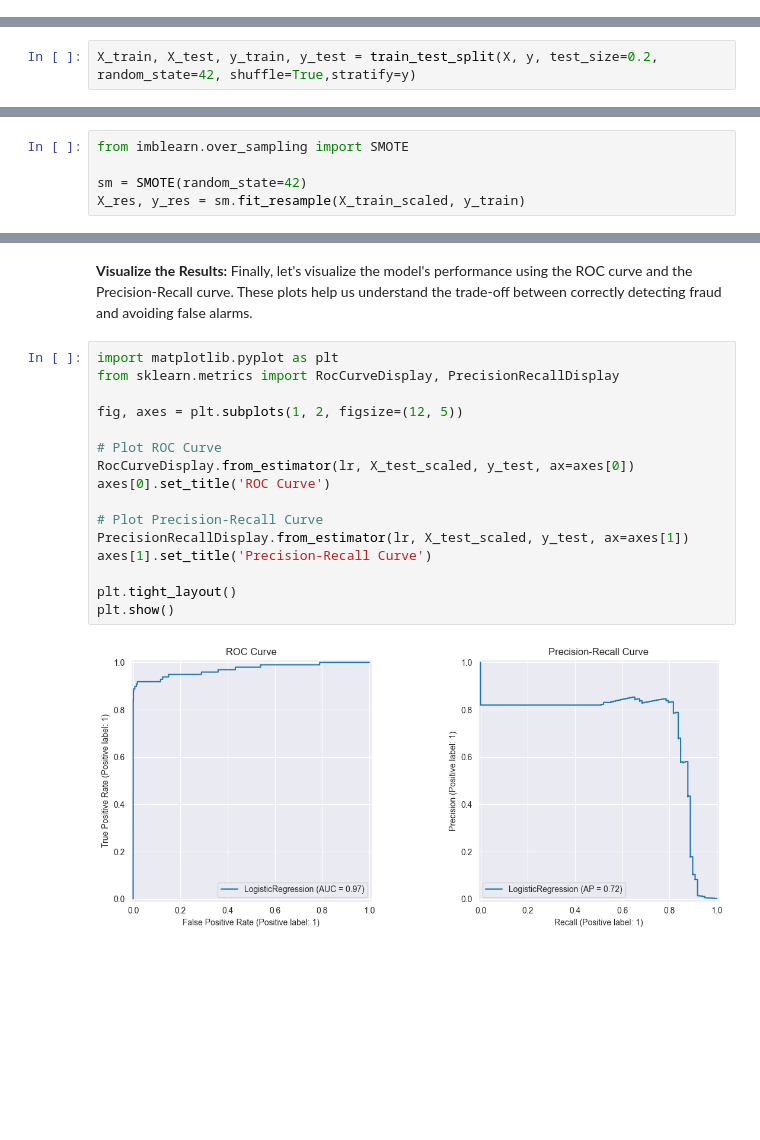
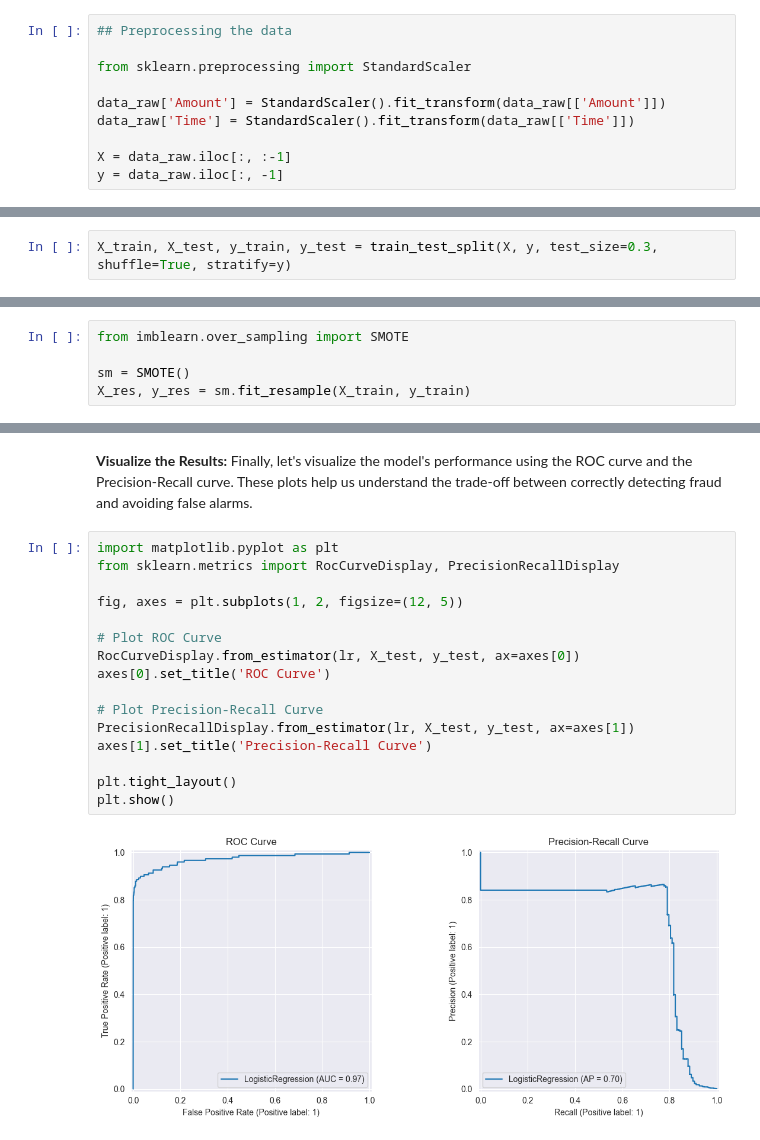
Before and after one commit to Freac231/Credit-Card-Fraud-Detection, a Jupyter notebook: fraud_detection.ipynb, the cells around one changed output, grey strips where cells are left out. Drawn from its saved outputs; the diff is of its cells as text; blank space fills up the shorter version.

```diff
--- a/fraud_detection.ipynb
+++ b/fraud_detection.ipynb
@@ -32,10 +30,20 @@ data_raw
 | 284805 | 172788.0 | -0.240440 | 0.530483 | 0.702510 | 0.689799 | -0.377961 | 0.623708 | -0.686180 | 0.679145 | 0.392087 | ... | ... |
 | 284806 | 172792.0 | -0.533413 | -0.189733 | 0.703337 | -0.506271 | -0.012546 | -0.649617 | 1.577006 | -0.414650 | 0.486180 | ... | ... |
 284807 rows × 31 columns
+# %%
+## Preprocessing the data
+
+from sklearn.preprocessing import StandardScaler
+
+data_raw['Amount'] = StandardScaler().fit_transform(data_raw[['Amount']])
+data_raw['Time'] = StandardScaler().fit_transform(data_raw[['Time']])
+
+X = data_raw.iloc[:, :-1]
+y = data_raw.iloc[:, -1]
 # %% [markdown]
 Split the dataset to 80:20 ratio of train and test datasets
 # %%
-X_train, X_test, y_train, y_test = train_test_split(X, y, test_size=0.2, random_state=42, shuffle=True,stratify=y)
+X_train, X_test, y_train, y_test = train_test_split(X, y, test_size=0.3, shuffle=True, stratify=y)
 # %% [markdown]
 **Visualization**
 
@@ -154,8 +160,8 @@ X_test_scaled = scaler.transform(X_test)
 # %%
 from imblearn.over_sampling import SMOTE
 
-sm = SMOTE(random_state=42)
-X_res, y_res = sm.fit_resample(X_train_scaled, y_train)
+sm = SMOTE()
+X_res, y_res = sm.fit_resample(X_train, y_train)
 # %%
 from sklearn.linear_model import LogisticRegression
 
@@ -194,18 +200,18 @@ Finally, let's visualize the model's performance using the ROC curve and the Pre
 # %%
 import matplotlib.pyplot as plt
 from sklearn.metrics import RocCurveDisplay, PrecisionRecallDisplay
 
 fig, axes = plt.subplots(1, 2, figsize=(12, 5))
 
 # Plot ROC Curve
-RocCurveDisplay.from_estimator(lr, X_test_scaled, y_test, ax=axes[0])
+RocCurveDisplay.from_estimator(lr, X_test, y_test, ax=axes[0])
 axes[0].set_title('ROC Curve')
 
 # Plot Precision-Recall Curve
-PrecisionRecallDisplay.from_estimator(lr, X_test_scaled, y_test, ax=axes[1])
+PrecisionRecallDisplay.from_estimator(lr, X_test, y_test, ax=axes[1])
 axes[1].set_title('Precision-Recall Curve')
 
 plt.tight_layout()
 plt.show()
 # %% [output]
-[figure, old version]
+[figure, new version]
```
Also changed, not shown: parts of 15 cells of this notebook.
